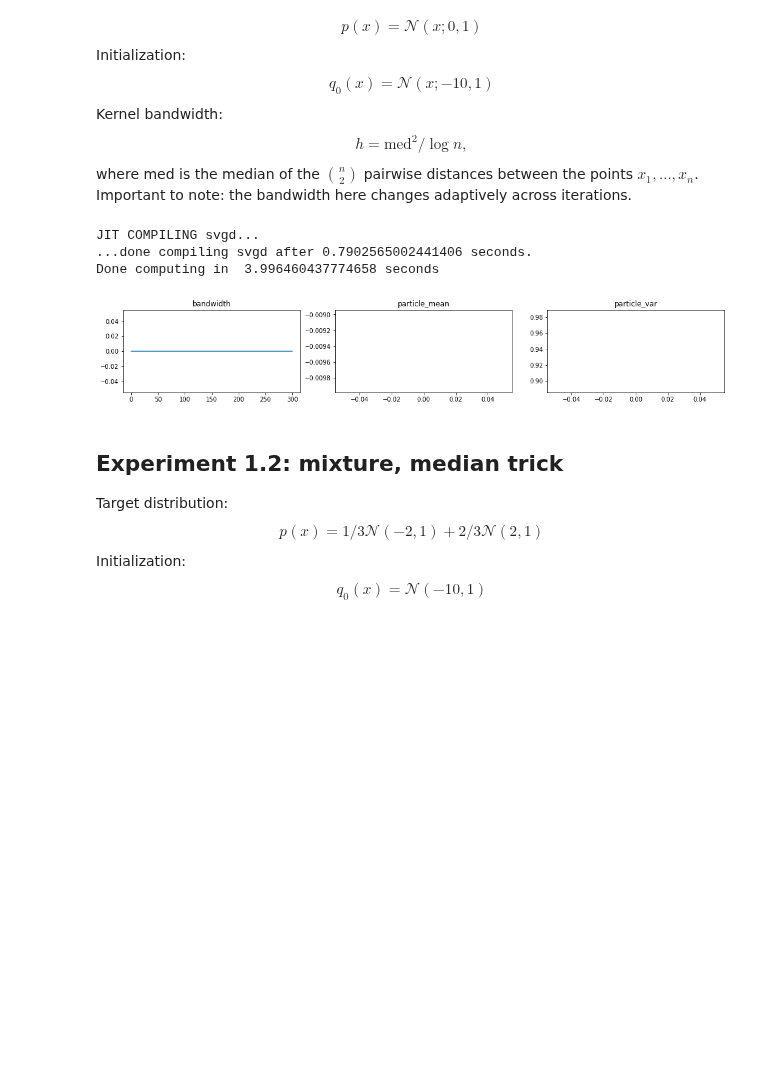
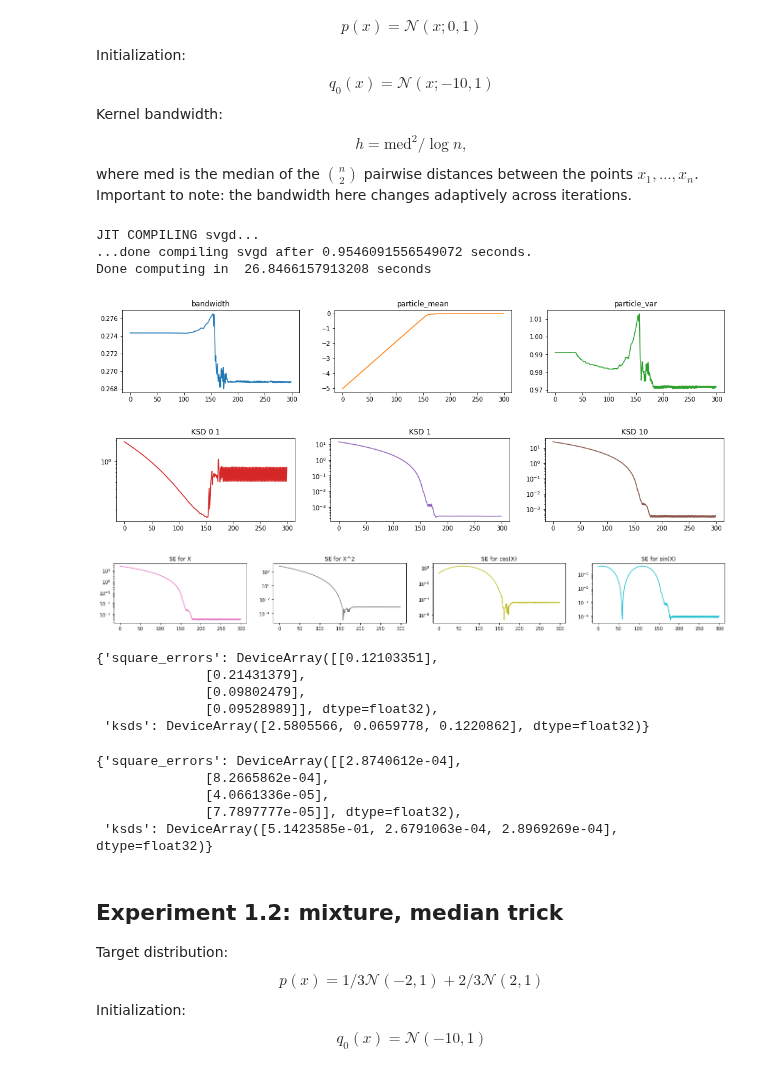
Before and after one commit to ratschlab/projects-2020-Neural-SVGD, a Jupyter notebook: Model.ipynb, the cells around one changed output. Saved outputs shown, nothing was run; the diff lists cells and outputs as text; code cells hidden in the pictures; blank space fills up the shorter version.

```diff
--- a/Model.ipynb
+++ b/Model.ipynb
@@ -28,11 +28,11 @@ where med is the median of the $ n \choose 2$ pairwise distances between the poi
 # %%
 dist11 = metrics.Gaussian(0, 1)
 
-n = 800
+n = 500
 d = 1
 stepsize = 0.01
 L = 300
-svgd_adaptive11 = SVGD(dist11, n_iter_max=L, adaptive_kernel=False, particle_shape=(n, d))
+svgd_adaptive11 = SVGD(dist11, n_iter_max=L, adaptive_kernel=True, particle_shape=(n, d), adagrad=True)
 # %%
 x0 = svgd_adaptive11.initialize(rkey)
 st = time.time()
@@ -42,12 +42,30 @@ end = time.time()
 print("Done computing in ", end - st, "seconds")
 # %% [output]
 JIT COMPILING svgd...
-...done compiling svgd after 0.7902565002441406 seconds.
-Done computing in  3.996460437774658 seconds
+...done compiling svgd after 0.9546091556549072 seconds.
+Done computing in  26.8466157913208 seconds
 # %%
-plot.svgd_log(log11)
+plot.svgd_log(log11, full=True)
 # %% [output]
-[figure, old version]
+[figure, new version]
+[figure, added]
+[figure, added]
+# %%
+dist11.compute_metrics(xout11, normalize=True)
+# %% [output]
+{'square_errors': DeviceArray([[0.12103351],
+              [0.21431379],
+              [0.09802479],
+              [0.09528989]], dtype=float32),
+ 'ksds': DeviceArray([2.5805566, 0.0659778, 0.1220862], dtype=float32)}
+# %%
+dist11.compute_metrics(xout11)
+# %% [output]
+{'square_errors': DeviceArray([[2.8740612e-04],
+              [8.2665862e-04],
+              [4.0661336e-05],
+              [7.7897777e-05]], dtype=float32),
+ 'ksds': DeviceArray([5.1423585e-01, 2.6791063e-04, 2.8969269e-04], dtype=float32)}
 # %% [markdown]
 ## Experiment 1.2: mixture, median trick
 Target distribution:
```
Also changed, not shown: parts of 34 cells of this notebook, 8 other files.
